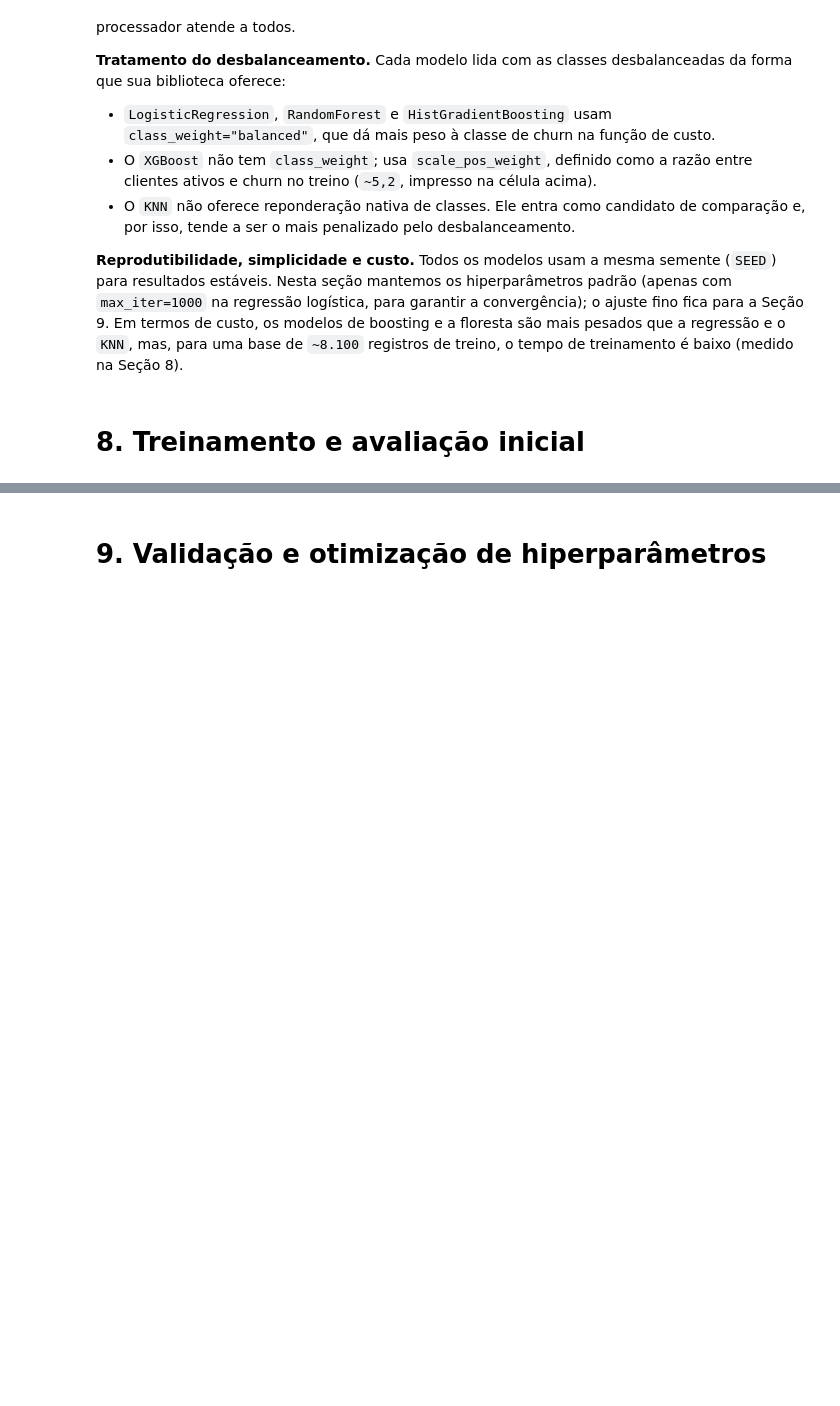
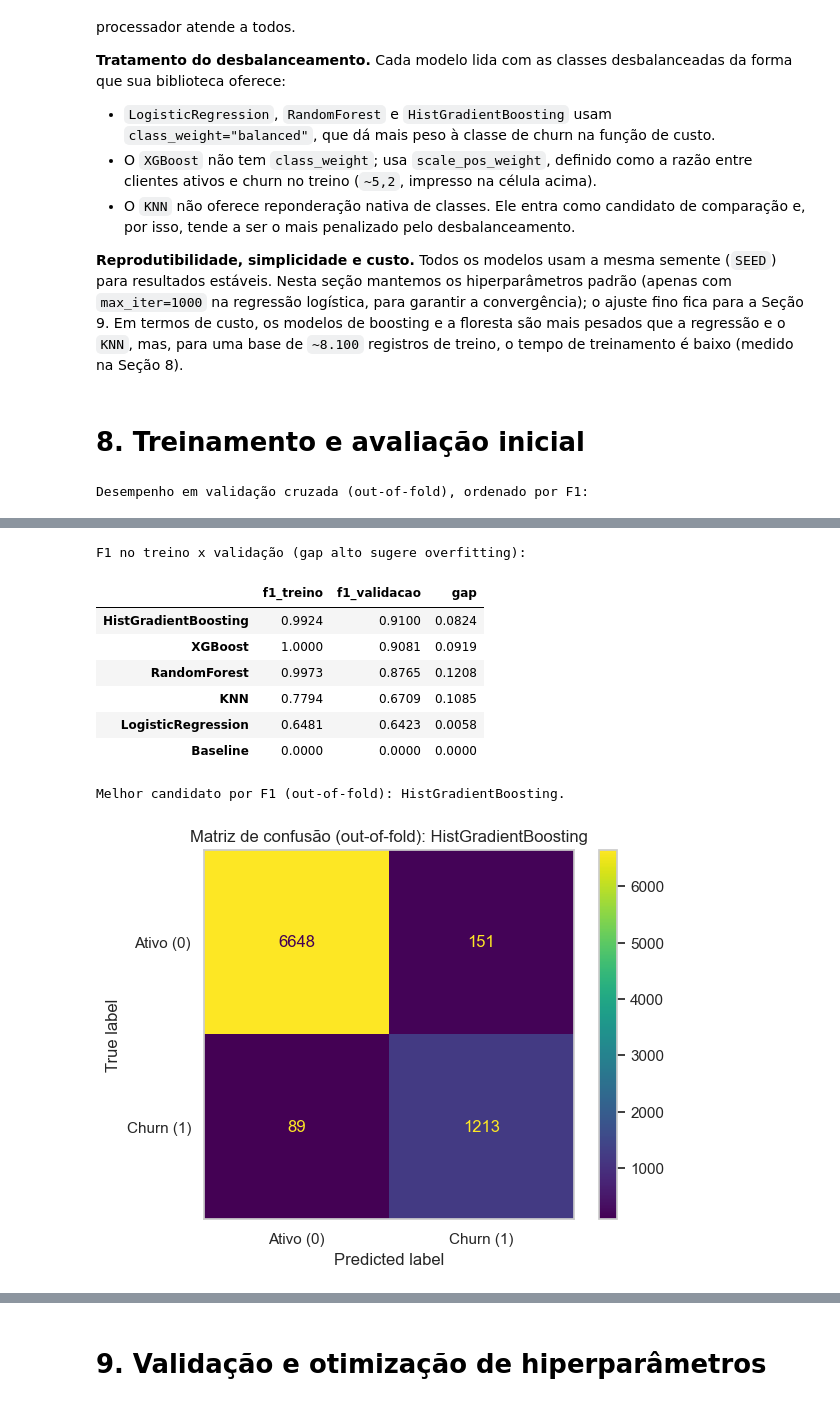
Before and after one commit to diogorblessa/mvp-credit-card-churn-parte-02, a Jupyter notebook: notebooks/desenvolvimento_mvp.ipynb, the cells around one changed output, grey strips where cells are left out. Cells and saved outputs as stored; diff of their text form; code cells hidden in the pictures; blank space fills up the shorter version.

```diff
--- a/notebooks/desenvolvimento_mvp.ipynb
+++ b/notebooks/desenvolvimento_mvp.ipynb
@@ -155,11 +170,13 @@ def tabela_resultados(series_modelos):
 
 def plotar_matriz_confusao(y_true, y_pred, titulo="Matriz de confusão"):
     """Desenha a matriz de confusão com rótulos legíveis das classes."""
-    ConfusionMatrixDisplay.from_predictions(
+    display = ConfusionMatrixDisplay.from_predictions(
         y_true, y_pred,
         display_labels=["Ativo (0)", "Churn (1)"],
-        cmap="Blues",
+        cmap="viridis",
     )
+    # Remove a grade do tema whitegrid, que se sobrepõe às células e atrapalha a leitura.
+    display.ax_.grid(False)
     plt.title(titulo)
     plt.show()
 # %% [markdown]
@@ -576,6 +593,60 @@ Todos os modelos usam a mesma semente (`SEED`) para resultados estáveis. Nesta
 # %% [markdown]
 # 8. Treinamento e avaliação inicial
 # %%
-# TODO: treinar baseline e candidatos no conjunto de treino
-# TODO: avaliar com métricas adequadas a dado desbalanceado (F1, recall, ROC-AUC), não só acurácia
-# TODO: consolidar os resultados em uma tabela comparável
+# Treinamento e avaliação inicial com validação cruzada estratificada, somente no TREINO.
+
+# Diferença em relação ao template, que já avalia no teste nesta etapa: aqui o teste fica reservado para a Seção 10 (avaliação final em dados não vistos). Avaliar no teste agora tornaria aquela avaliação otimista (vazamento de informação), então usamos validação cruzada de 5 folds sobre o treino para uma estimativa honesta de desempenho em dados novos.
+
+# Validação cruzada estratificada e reprodutível: mantém a proporção de churn em cada fold e usa a mesma semente do restante do notebook.
+cv = StratifiedKFold(n_splits=5, shuffle=True, random_state=SEED)
+
+# Baseline e candidatos avaliados do mesmo jeito, no mesmo laço.
+modelos = {"Baseline": baseline, **modelos_candidatos}
+
+series_validacao = []     # métricas out-of-fold: estimam o desempenho em dados novos.
+series_treino = []        # métricas no próprio treino: revelam o quanto o modelo decora os dados.
+previsoes_validacao = {}  # previsões out-of-fold por modelo, reaproveitadas na matriz de confusão.
+tempos_treino = {}        # tempo para treinar cada modelo no treino completo.
+
+for nome, modelo in modelos.items():
+    # Previsões out-of-fold: cada cliente é previsto por um modelo que não o usou no fit, então estas métricas não tocam o conjunto de teste e estimam desempenho fora da amostra.
+    probabilidade_validacao = cross_val_predict(modelo, X_train, y_train, cv=cv, method="predict_proba")[:, 1]
+    previsao_validacao = (probabilidade_validacao >= 0.5).astype(int)
+    previsoes_validacao[nome] = previsao_validacao
+    series_validacao.append(avaliar_classificacao(nome, y_train, previsao_validacao, probabilidade_validacao))
+
+    # Resubstituição: treina no treino completo e prevê o próprio treino. Comparar o F1 daqui com o F1 out-of-fold revela o gap treino x validação, principal sinal de overfitting.
+    inicio = time.time()
+    modelo.fit(X_train, y_train)
+    tempos_treino[nome] = time.time() - inicio
+    probabilidade_treino = modelo.predict_proba(X_train)[:, 1]
+    previsao_treino = (probabilidade_treino >= 0.5).astype(int)
+    series_treino.append(avaliar_classificacao(nome, y_train, previsao_treino, probabilidade_treino))
+
+# Tabela principal: desempenho out-of-fold, ordenado por F1 (foco na classe de churn).
+# Acrescenta o tempo de treino, que a Seção 7.1 prometeu medir aqui.
+resultados_validacao = tabela_resultados(series_validacao)
+resultados_validacao["tempo_treino_segundos"] = pd.Series(tempos_treino)
+print("Desempenho em validação cruzada (out-of-fold), ordenado por F1:")
+display(resultados_validacao.round(4))
+
+# Comparação treino x validação no F1, para discutir overfitting/underfitting na Seção 8.1.
+gap_overfitting = pd.DataFrame({
+    "f1_treino": tabela_resultados(series_treino)["f1"],
+    "f1_validacao": resultados_validacao["f1"],
+}).reindex(resultados_validacao.index)
+gap_overfitting["gap"] = gap_overfitting["f1_treino"] - gap_overfitting["f1_validacao"]
+print("\nF1 no treino x validação (gap alto sugere overfitting):")
+display(gap_overfitting.round(4))
+
+# Melhor candidato pelo F1 out-of-fold (desconsidera o Baseline); orienta a escolha da Seção 9.
+melhor_candidato = resultados_validacao.drop(index="Baseline").index[0]
+print(f"\nMelhor candidato por F1 (out-of-fold): {melhor_candidato}.")
+
+# Matriz de confusão do melhor candidato, com as previsões out-of-fold (dados que ele não viu no fit). Os valores aparecem em cada célula, atendendo à regra de gráficos do projeto.
+plotar_matriz_confusao(
+    y_train, previsoes_validacao[melhor_candidato],
+    titulo=f"Matriz de confusão (out-of-fold): {melhor_candidato}",
+)
+# %% [output]
+Desempenho em validação cruzada (out-of-fold), ordenado por F1:
@@ -582,2 +660,12 @@ Todos os modelos usam a mesma semente (`SEED`) para resultados estáveis. Nesta
+F1 no treino x validação (gap alto sugere overfitting):
+|  | f1_treino | f1_validacao | gap |
+| HistGradientBoosting | 0.9924 | 0.9100 | 0.0824 |
+| XGBoost | 1.0000 | 0.9081 | 0.0919 |
+| RandomForest | 0.9973 | 0.8765 | 0.1208 |
+| KNN | 0.7794 | 0.6709 | 0.1085 |
+| LogisticRegression | 0.6481 | 0.6423 | 0.0058 |
+| Baseline | 0.0000 | 0.0000 | 0.0000 |
+Melhor candidato por F1 (out-of-fold): HistGradientBoosting.
+[figure, added]
 # %% [markdown]
 ## 8.1 Análise dos resultados iniciais
```
Also changed, not shown: parts of 6 cells of this notebook.
